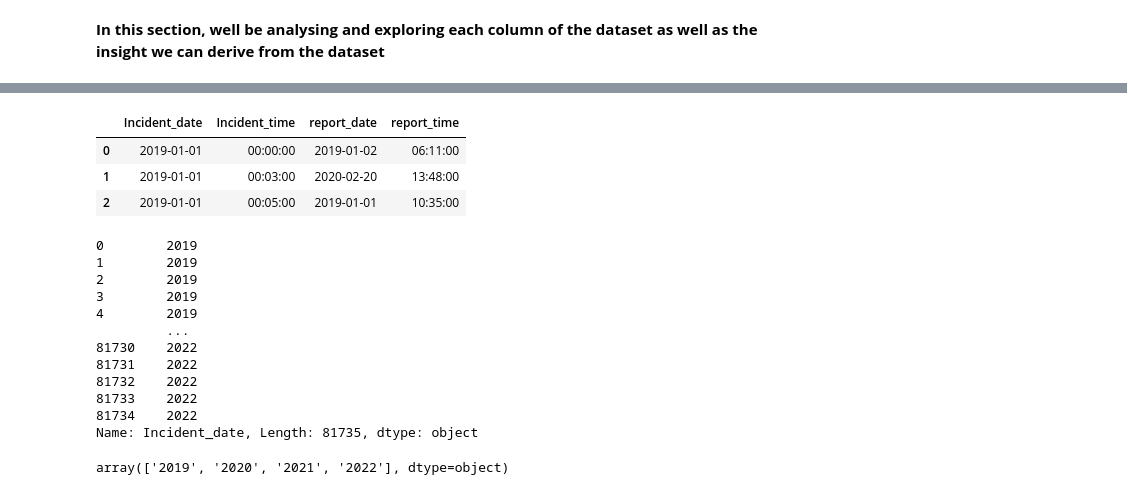
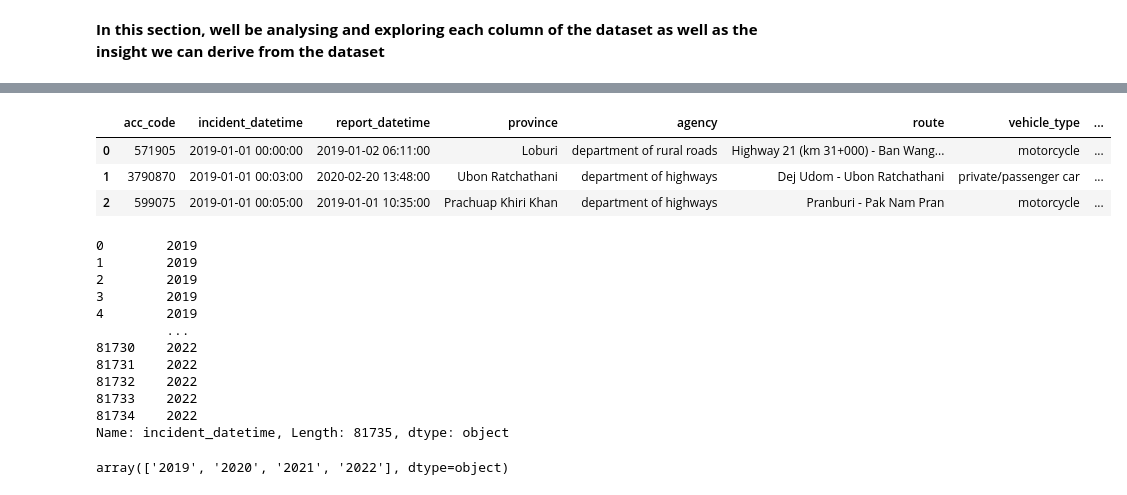
Before and after one commit to LegendSeyi/Thai_Road_Accident_Data_Analysis, a Jupyter notebook: Thai_Road_Accident_data_analysis.ipynb, the cells around one changed output, grey strips where cells are left out. Saved outputs shown, nothing was run; the diff lists cells and outputs as text; code cells hidden in the pictures.

```diff
--- a/Thai_Road_Accident_data_analysis.ipynb
+++ b/Thai_Road_Accident_data_analysis.ipynb
@@ -217,13 +203,4 @@ data['incident_time'] = data['incident_datetime'].str[10:]
 # %% [markdown]
 Now we can drop/del the incident_datetime column and also rearrange the data bring the newly created columns to the front
-# %%
-
-# we use the pop function
-first_col = data.pop('incident_date')
-second_col = data.pop('incident_time')
-
-# then we insert it the column number position, the name of the columns, and the coloumn we popped
-data.insert(1, 'Incident_date', first_col)
-data.insert(2, 'Incident_time', second_col)
 # %% [markdown]
 ### **Report_datetime column**
@@ -232,5 +206,0 @@ Now we want to create two different column from the datetime column, one of the
-# %%
-# Creating a new column of just the date
-# Creating a new column of just the time
-data['report_date'] = data['report_datetime'].str[:10]
-data['report_time'] = data['report_datetime'].str[10:]
@@ -241,12 +217,0 @@ i use Ctrl + shift + L to multiple select a repeated string after highlighting o
-# %%
-# we use the pop function
-first_col = data.pop('report_date')
-second_col = data.pop('report_time')
-
-# then we insert it the column number position, the name of the columns, and the coloumn we popped
-data.insert(3, 'report_date', first_col)
-data.insert(4, 'report_time', second_col)
-# %%
-# we can use the drop function to delete the report datetime column
-data.drop(['report_datetime','incident_datetime'], axis=1, inplace=True)
-data.head()
@@ -813,14 +779,14 @@ time_data = data[['Incident_date','Incident_time','report_date','report_time']]
 # %%
-# preview the extracted cloumns
-time_data.head(3)
+# Checking the data set
+data.head(3)
 # %% [output]
-|  | Incident_date | Incident_time | report_date | report_time |
-| 0 | 2019-01-01 | 00:00:00 | 2019-01-02 | 06:11:00 |
-| 1 | 2019-01-01 | 00:03:00 | 2020-02-20 | 13:48:00 |
-| 2 | 2019-01-01 | 00:05:00 | 2019-01-01 | 10:35:00 |
+|  | acc_code | incident_datetime | report_datetime | province | agency | route | vehicle_type | ... |
+| 0 | 571905 | 2019-01-01 00:00:00 | 2019-01-02 06:11:00 | Loburi | department of rural roads | Highway 21 (km 31+000) - Ban Wang... | motorcycle | ... |
+| 1 | 3790870 | 2019-01-01 00:03:00 | 2020-02-20 13:48:00 | Ubon Ratchathani | department of highways | Dej Udom - Ubon Ratchathani | private/passenger car | ... |
+| 2 | 599075 | 2019-01-01 00:05:00 | 2019-01-01 10:35:00 | Prachuap Khiri Khan | department of highways | Pranburi - Pak Nam Pran | motorcycle | ... |
 # %%
 # extracting only the years
-year = time_data['Incident_date'].str[:4]
+year = data['incident_datetime'].str[:4]
 year
 # %% [output]
 0        2019
@@ -834,7 +800,7 @@ year
 81732    2022
 81733    2022
 81734    2022
-Name: Incident_date, Length: 81735, dtype: object
+Name: incident_datetime, Length: 81735, dtype: object
 # %%
 year.unique()
 # %% [output]
```
Also changed, not shown: parts of 35 cells of this notebook.
